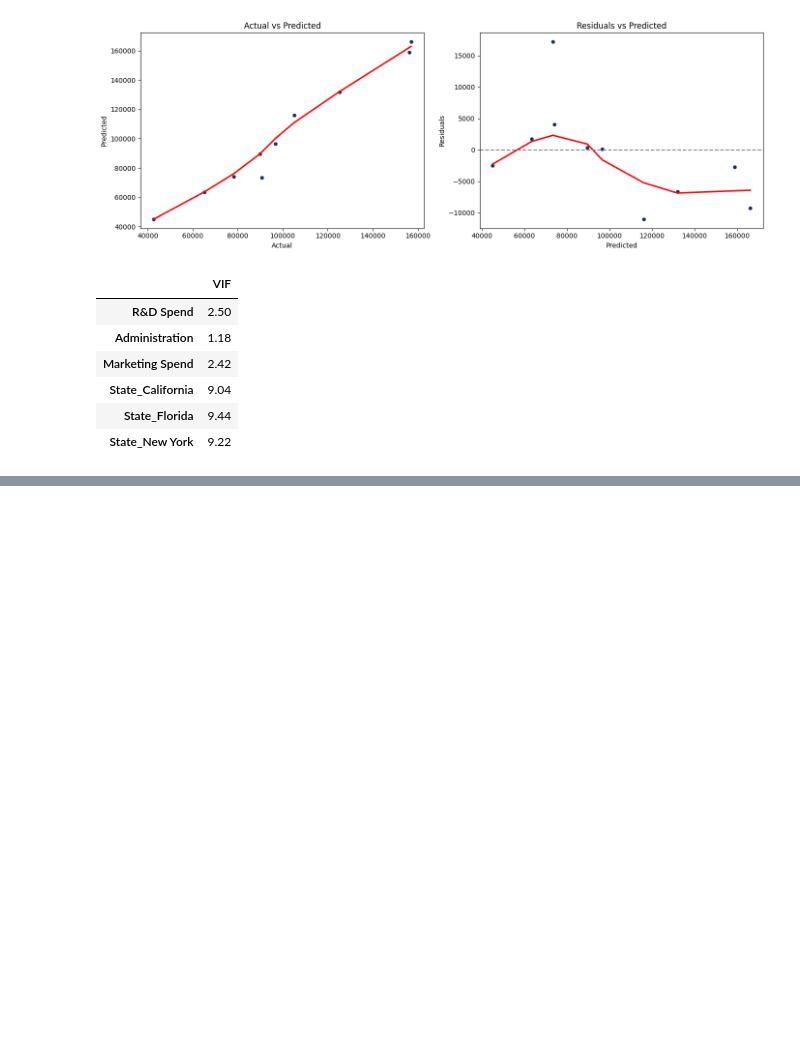
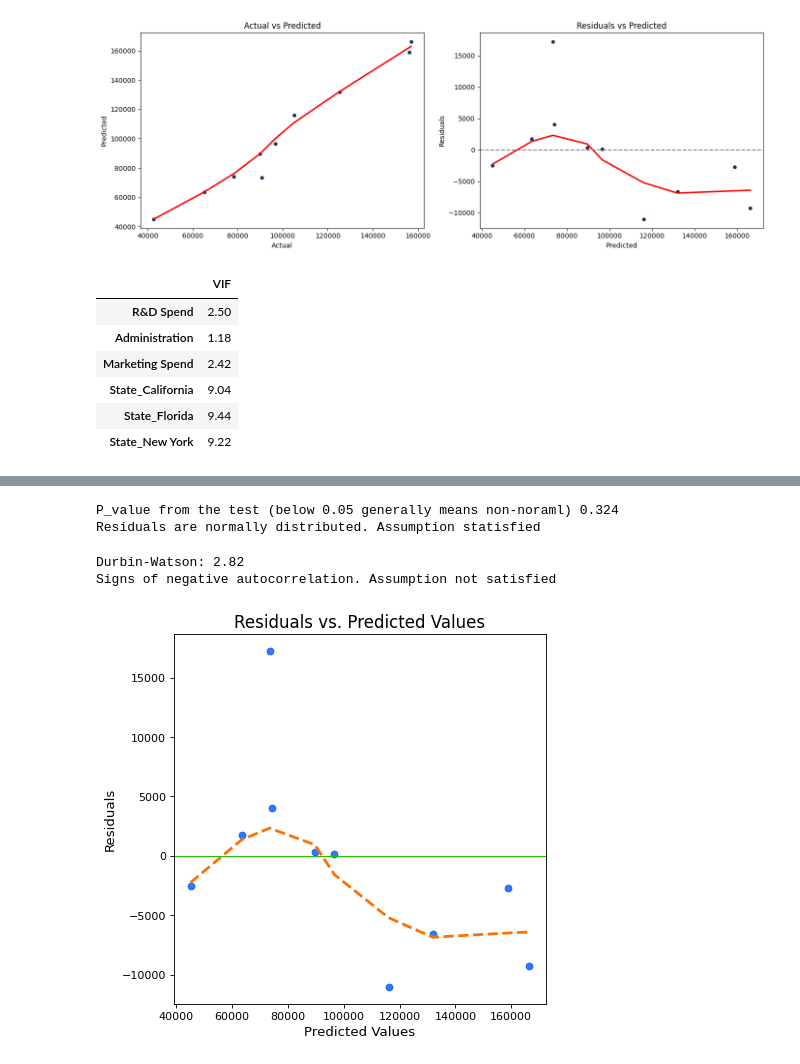
Before and after one commit to MoMo790-m/Startup-Profit-Prediction, a Jupyter notebook: Startup_data.Ipynb, the cells around one changed output, grey strips where cells are left out. Drawn from its saved outputs; the diff is of its cells as text; code cells hidden in the pictures; blank space fills up the shorter version.

```diff
--- a/Startup_data.Ipynb
+++ b/Startup_data.Ipynb
@@ -208,0 +227,54 @@ vif_df
+# %%
+alpha = 0.05
+
+P_val = normal_ad(residuals)[1]
+
+print(f'P_value from the test (below 0.05 generally means non-noraml) {np.round(P_val,3)}')
+
+if P_val < alpha:
+    print('Residuals are not normally distributed. Assumption not satisfied')
+else:
+    print('Residuals are normally distributed. Assumption statisfied')
+# %% [output]
+P_value from the test (below 0.05 generally means non-noraml) 0.324
+Residuals are normally distributed. Assumption statisfied
+# %%
+durbinwatson = durbin_watson(residuals)
+
+print(f"Durbin-Watson: {np.round(durbinwatson,3)}")
+
+if durbinwatson < 1.5:
+    print('Signs of possitive autocorrelation. Assumption not satisfied')
+elif durbinwatson > 2.5:
+    print('Signs of negative autocorrelation. Assumption not satisfied')
+else:
+    print("Little no autocorrelation. Assumption satisfied")
+# %% [output]
+Durbin-Watson: 2.82
+Signs of negative autocorrelation. Assumption not satisfied
+# %%
+df_results = pd.DataFrame({
+    'Predicted': y_pred,
+    'Residuals': residuals
+})
+
+plt.figure(figsize=(6,6), dpi=80)
+
+sns.regplot(
+    x='Predicted',
+    y='Residuals',
+    data=df_results,
+    lowess=True,
+    color='#0055ff',
+    line_kws={'color':'#ff7000','ls':'--','lw':2.5}
+)
+
+plt.axhline(y=0, color='#23bf00', lw=1)
+
+plt.title('Residuals vs. Predicted Values', fontsize=15)
+plt.xlabel('Predicted Values', fontsize=12)
+plt.ylabel('Residuals', fontsize=12)
+
+plt.show()
+# %% [output]
+[figure, added]
```
Also changed, not shown: parts of 2 cells of this notebook.
